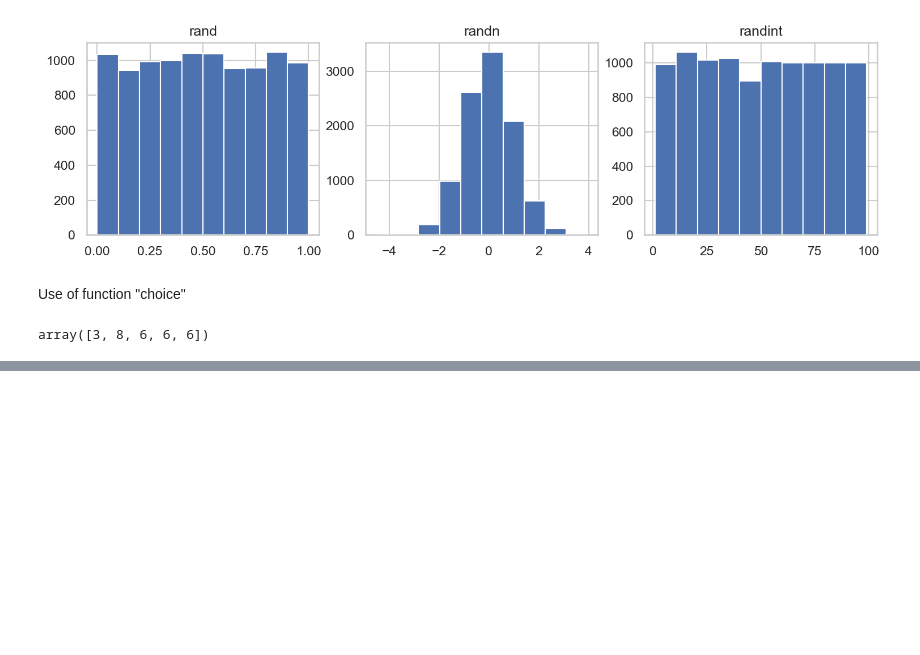
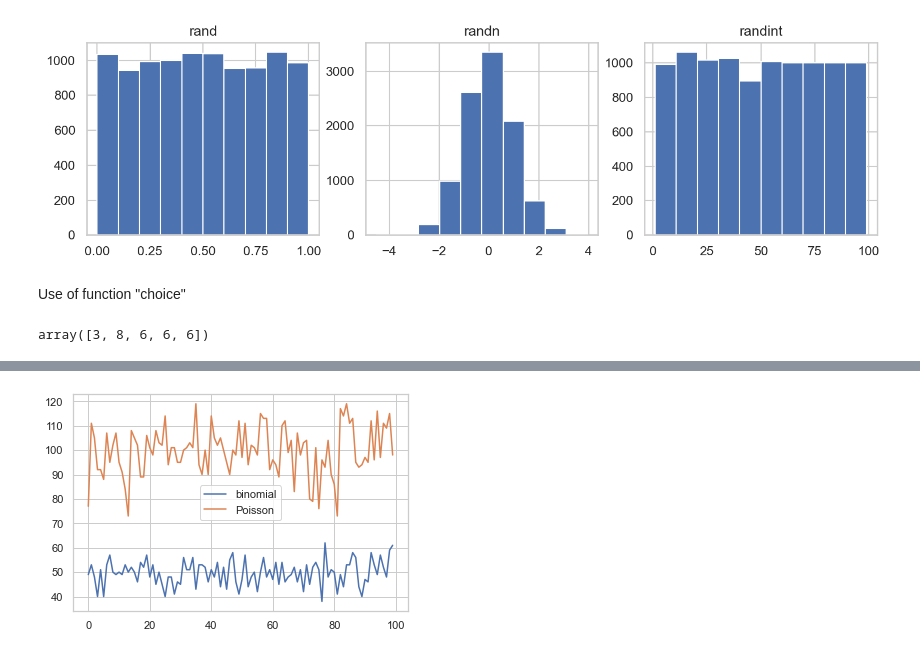
Before and after one commit to dennyalp/Statistics, a Jupyter notebook: Statistics_Notebook_01.ipynb, the cells around one changed output, grey strips where cells are left out. Saved outputs shown, nothing was run; the diff lists cells and outputs as text; code cells hidden in the pictures; blank space fills up the shorter version.

```diff
--- a/Statistics_Notebook_01.ipynb
+++ b/Statistics_Notebook_01.ipynb
@@ -96,0 +176,3 @@ array([3, 8, 6, 6, 6])
+# %%
+psnDist = randSt.poisson(100,size=100)
+psnDist
@@ -96,0 +188,7 @@ array([3, 8, 6, 6, 6])
+# %%
+plt.plot(binDist,label="binomial")
+plt.plot(psnDist,label="Poisson")
+plt.legend()
+plt.show()
+# %% [output]
+[figure, added]
```
Also changed, not shown: parts of 20 cells of this notebook.
